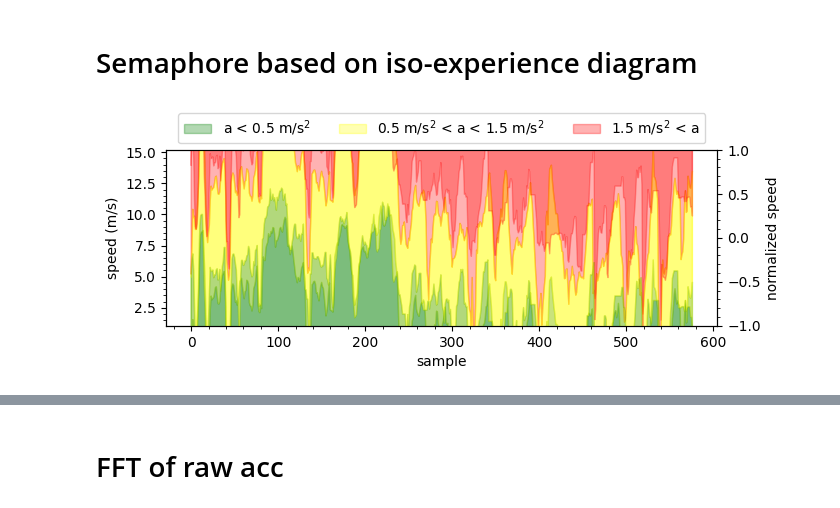
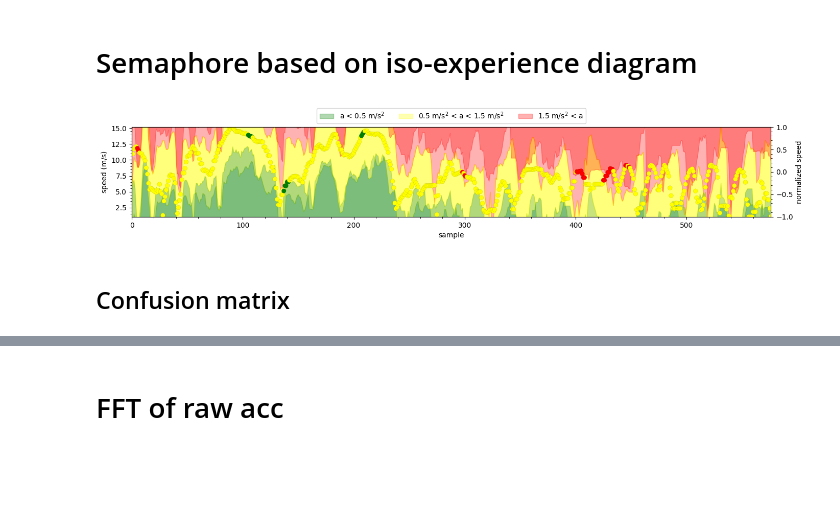
Before and after one commit to carloshernangarrido/ordinal_regression, a Jupyter notebook: main_real_world_example.ipynb, the cells around one changed output, grey strips where cells are left out. Drawn from its saved outputs; the diff is of its cells as text; code cells hidden in the pictures; blank space fills up the shorter version.

Commit message:
iso-experience diagrams include test dat of pass_3

```diff
--- a/main_real_world_example.ipynb
+++ b/main_real_world_example.ipynb
@@ -843,32 +843,57 @@ with open('sem_yellow_red_speeds_2.pkl', 'rb') as file:
     sem_yellow_red_speeds_2 = pickle.load(file)
 # %%
 indices = np.arange(len(sem_green_yellow_speeds_1))
-fig, ax = plt.subplots(1, 1, figsize=(7,3), sharex='col')
+fig, ax = plt.subplots(1, 1, figsize=(14,3), sharex='col')
 
 ax_twin = ax.twinx()
 ax_twin.minorticks_on()
 ax.minorticks_on()
-
 
 ax_twin.fill_between(indices, -10, sem_green_yellow_speeds_1, color='green', alpha=0.3,
                 label=f'a < {sem_green_yellow_bound} m/s$^2$')
 ax_twin.fill_between(indices, sem_green_yellow_speeds_1, sem_yellow_red_speeds_1, color='yellow', alpha=0.3,
                 label=f'{sem_green_yellow_bound} m/s$^2$ < a < {sem_yellow_red_bound} m/s$^2$')
 ax_twin.fill_between(indices, sem_yellow_red_speeds_1, max(sem_yellow_red_speeds_1) + 10, color='red', alpha=0.3,
                 label=f'{sem_yellow_red_bound} m/s$^2$ < a')
 
 ax_twin.fill_between(indices, -10, sem_green_yellow_speeds_2, color='green', alpha=0.3, label=None)
 ax_twin.fill_between(indices, sem_green_yellow_speeds_2, sem_yellow_red_speeds_1, color='yellow', alpha=0.3, label=None)
 ax_twin.fill_between(indices, sem_yellow_red_speeds_2, max(sem_yellow_red_speeds_1) + 10, color='red', alpha=0.3, label=None)
 
 ax.set_xlabel('sample')
 ax.set_ylabel('speed (m/s)')
 ax.set_ylim([scaler_X.inverse_transform([[-1, 0]])[0,0], scaler_X.inverse_transform([[1, 0]])[0,0]])
 ax_twin.legend(loc='upper center', bbox_to_anchor=(0.5, 1.25), ncol=3)
+ax.set_xlim([0, indices[-1]])
 ax_twin.set_ylabel('normalized speed')
 ax_twin.set_ylim([-1, 1])
+ax_twin.set_xlim([0, indices[-1]])
+
+# Define colors for actual rms acc. corresponding to pass_3
+a = scaler_X.transform(np.array([[np.nan, 0.5]]))[0,1]
+b = scaler_X.transform(np.array([[np.nan, 1.5]]))[0,1]
+
+# Color assignment function
+def get_color(value):
+    if value < a:
+        return 'green'
+    elif a <= value <= b:
+        return 'yellow'
+    else:
+        return 'red'
+
+# Aply the function to obtain the array of colors
+colors = np.array([get_color(val) for val in norm(X_3[:, 1])])
+
+# Plot!
+ax_twin.scatter(range(X_3.shape[0]), X_3[:, 0], c=colors, edgecolors='k', linewidths=.05, s=40)
+# ax_twin.plot(scaler_X.transform(X_equal_actual[:, :2])[:, 0], color='blue', linestyle='-', label='pass_3', linewidth=0.5)
+# ax_twin.plot(scaler_X.transform(X_equal_actual[:, 2:])[:, 0], color='red', linestyle='-', label='pass_3', linewidth=0.5)
+
 plt.tight_layout()
 plt.savefig('semaphore'+'.pdf')
 plt.show()
 # %% [output]
-[figure, old version]
+[figure, new version]
+# %% [markdown]
+## Confusion matrix
```
Also changed, not shown: parts of 5 cells of this notebook, 11 other files.
